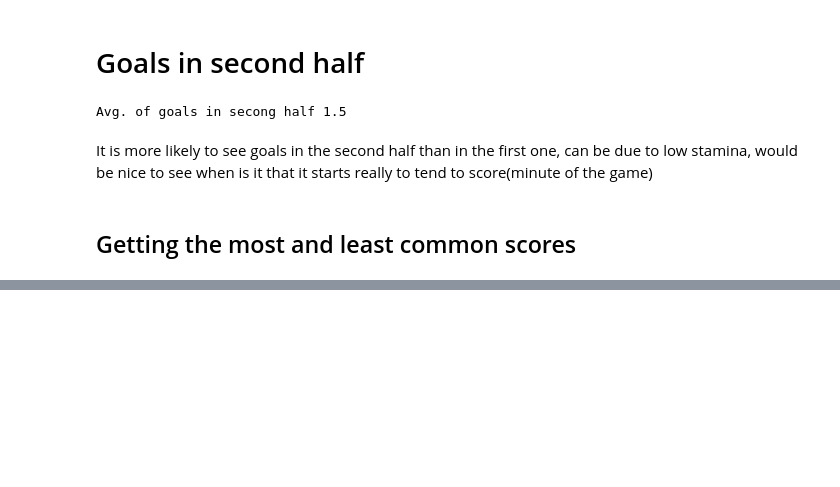
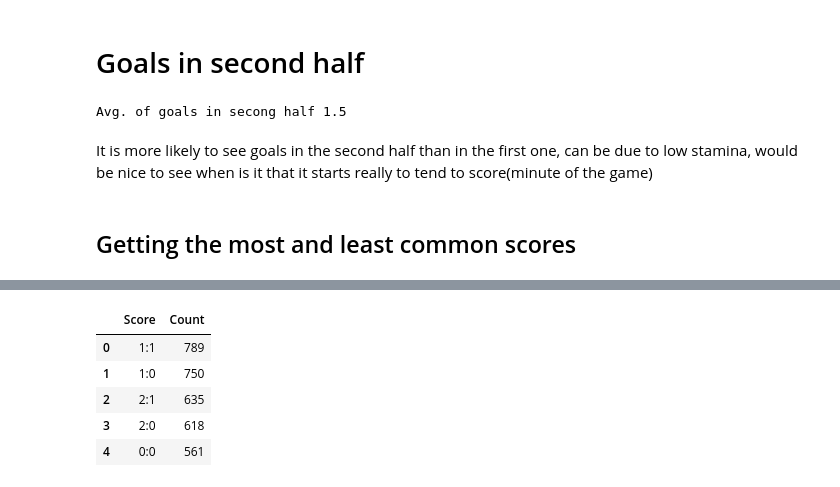
Before and after one commit to Adonis232/Ironhack_final_project_2.0, a Jupyter notebook: Untitled.ipynb, the cells around one changed output, grey strips where cells are left out. Cells and saved outputs as stored; diff of their text form; code cells hidden in the pictures; blank space fills up the shorter version.

```diff
--- a/Untitled.ipynb
+++ b/Untitled.ipynb
@@ -496 +496,15 @@ df.head()
+# %%
+score = pd.DataFrame(df['Score'].groupby(df['Score']).count())
+score.columns = ['Count']
+score.sort_values(by='Count', inplace=True, ascending=False)
+score = score.reset_index()
+# %%
+score.head()
+# %% [output]
+|  | Score | Count |
+| 0 | 1:1 | 789 |
+| 1 | 1:0 | 750 |
+| 2 | 2:1 | 635 |
+| 3 | 2:0 | 618 |
+| 4 | 0:0 | 561 |
 # %%
```
Also changed, not shown: parts of 12 cells of this notebook.
